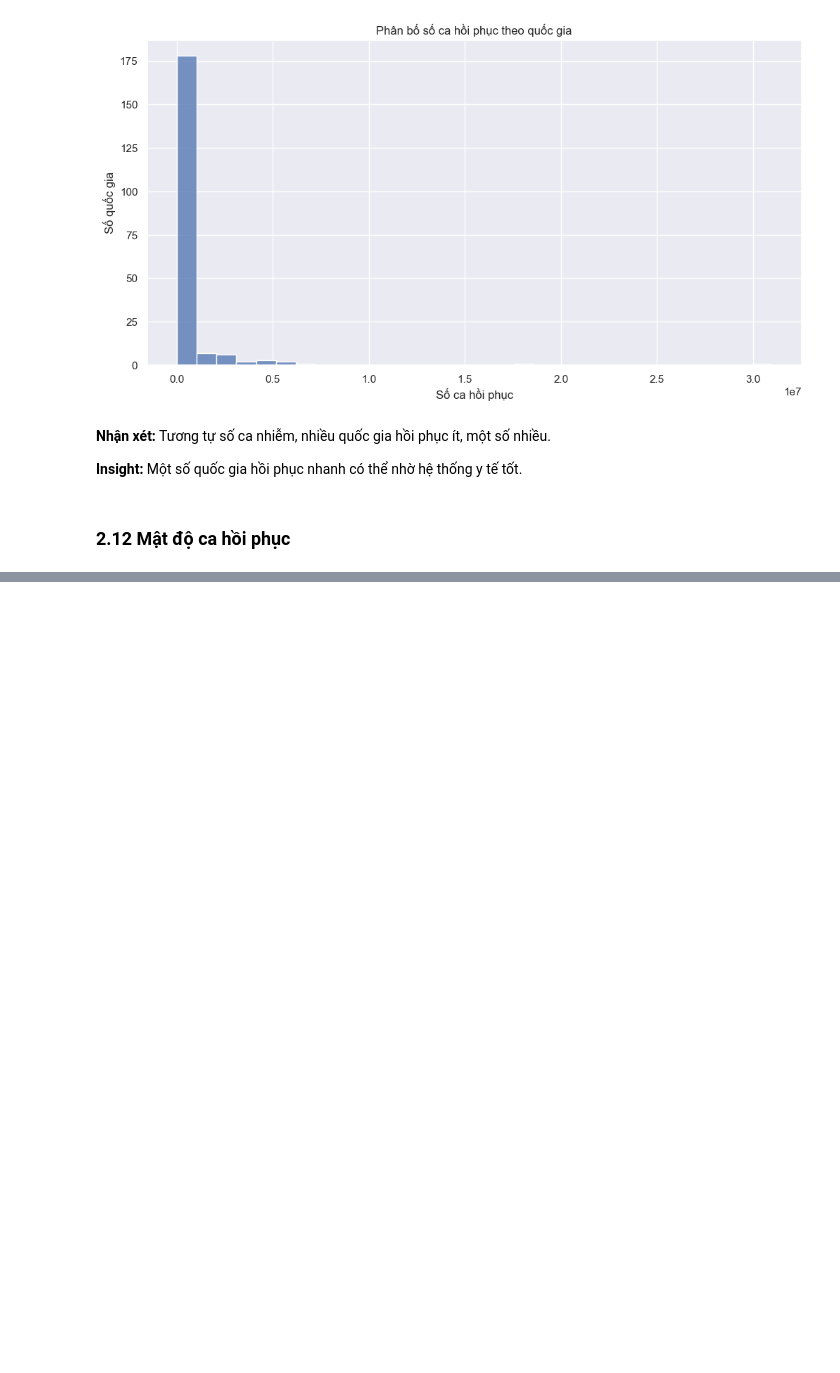
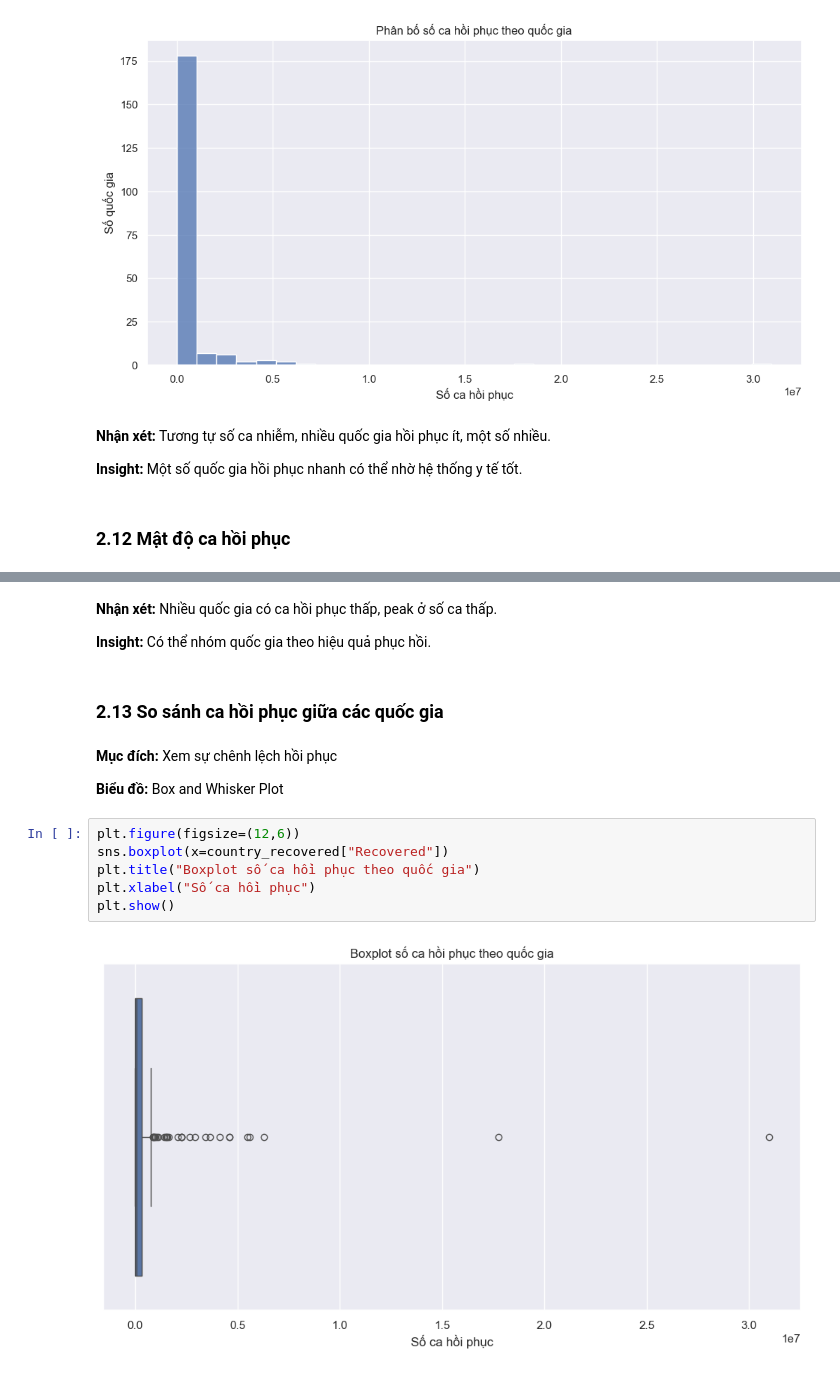
Before and after one commit to tcuong2003/Covid19-Data-Analysis, a Jupyter notebook: notebooks/03_EDA.ipynb, the cells around one changed output, grey strips where cells are left out. Saved outputs shown, nothing was run; the diff lists cells and outputs as text; blank space fills up the shorter version.

```diff
--- a/notebooks/03_EDA.ipynb
+++ b/notebooks/03_EDA.ipynb
@@ -393,0 +429,22 @@ Một số quốc gia hồi phục nhanh có thể nhờ hệ thống y tế t
+# %% [markdown]
+**Nhận xét:**
+Nhiều quốc gia có ca hồi phục thấp, peak ở số ca thấp.
+
+**Insight:**
+Có thể nhóm quốc gia theo hiệu quả phục hồi.
+# %% [markdown]
+### 2.13 So sánh ca hồi phục giữa các quốc gia
+# %% [markdown]
+**Mục đích:**
+Xem sự chênh lệch hồi phục
+
+**Biểu đồ:**
+Box and Whisker Plot
+# %%
+plt.figure(figsize=(12,6))
+sns.boxplot(x=country_recovered["Recovered"])
+plt.title("Boxplot số ca hồi phục theo quốc gia")
+plt.xlabel("Số ca hồi phục")
+plt.show()
+# %% [output]
+[figure, added]
```
Also changed, not shown: parts of 37 cells of this notebook.
